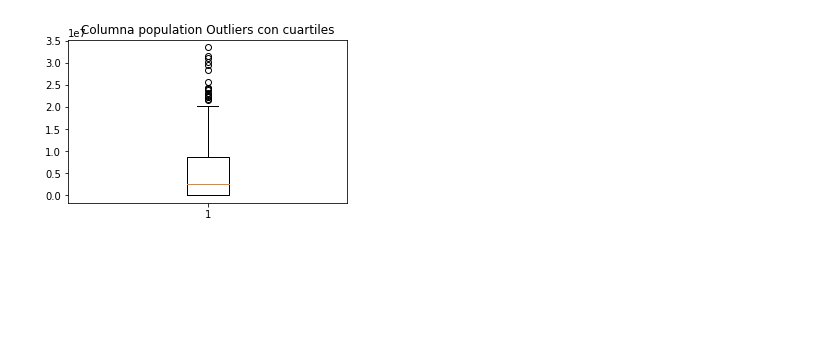
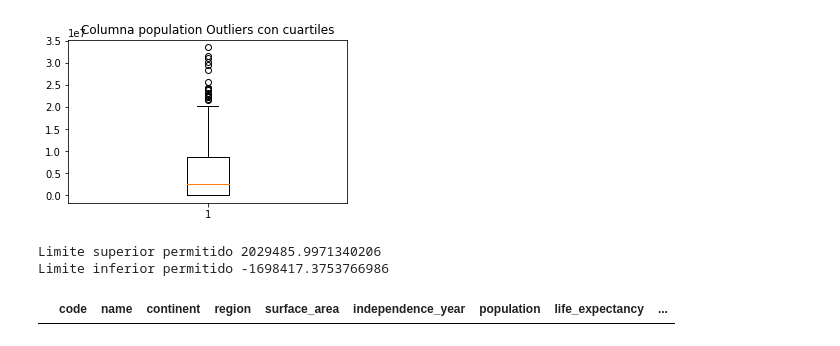
Before and after one commit to Gerardoaaburto/Reto-Final-, a Jupyter notebook: Reto-Final.ipynb, the cells around one changed output. Saved outputs shown, nothing was run; the diff lists cells and outputs as text; code cells hidden in the pictures; blank space fills up the shorter version.

```diff
--- a/Reto-Final.ipynb
+++ b/Reto-Final.ipynb
@@ -288,0 +292,15 @@ plt.show() #dibujamos el diagrama
+# %%
+#Método aplicando desviación estandar. Encuentro los valores extremos
+y=data['gnp_old']
+Limite_Superior= y.mean() + 3*y.std()
+Limite_Inferior= y.mean() - 3*y.std()
+print("Limite superior permitido", Limite_Superior)
+print("Limite inferior permitido", Limite_Inferior)
+# %% [output]
+Limite superior permitido 2029485.9971340206
+Limite inferior permitido -1698417.3753766986
+# %%
+outliers_iqr= data[(y>Limite_Superior_iqr)|(y<Limite_Inferior_iqr)]
+outliers_iqr
+# %% [output]
+|  | code | name | continent | region | surface_area | independence_year | population | life_expectancy | ... |
```
Also changed, not shown: parts of 3 cells of this notebook.
